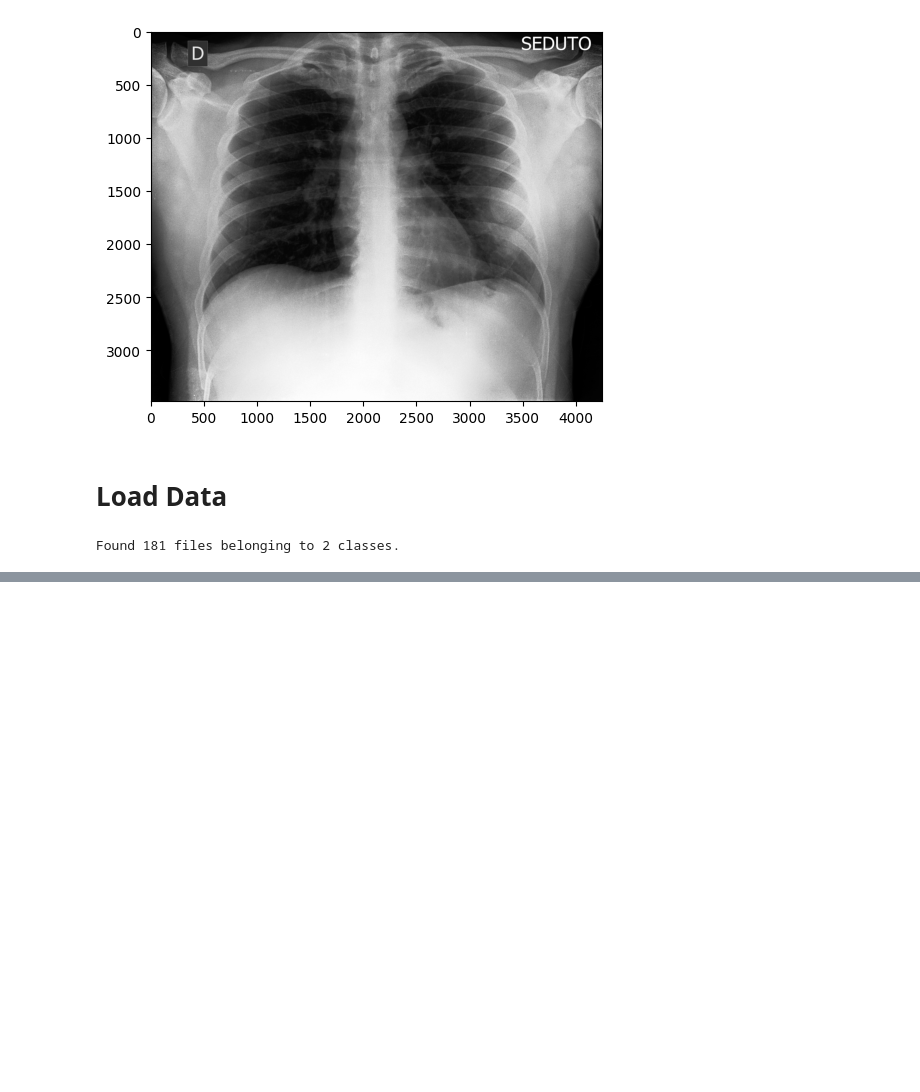
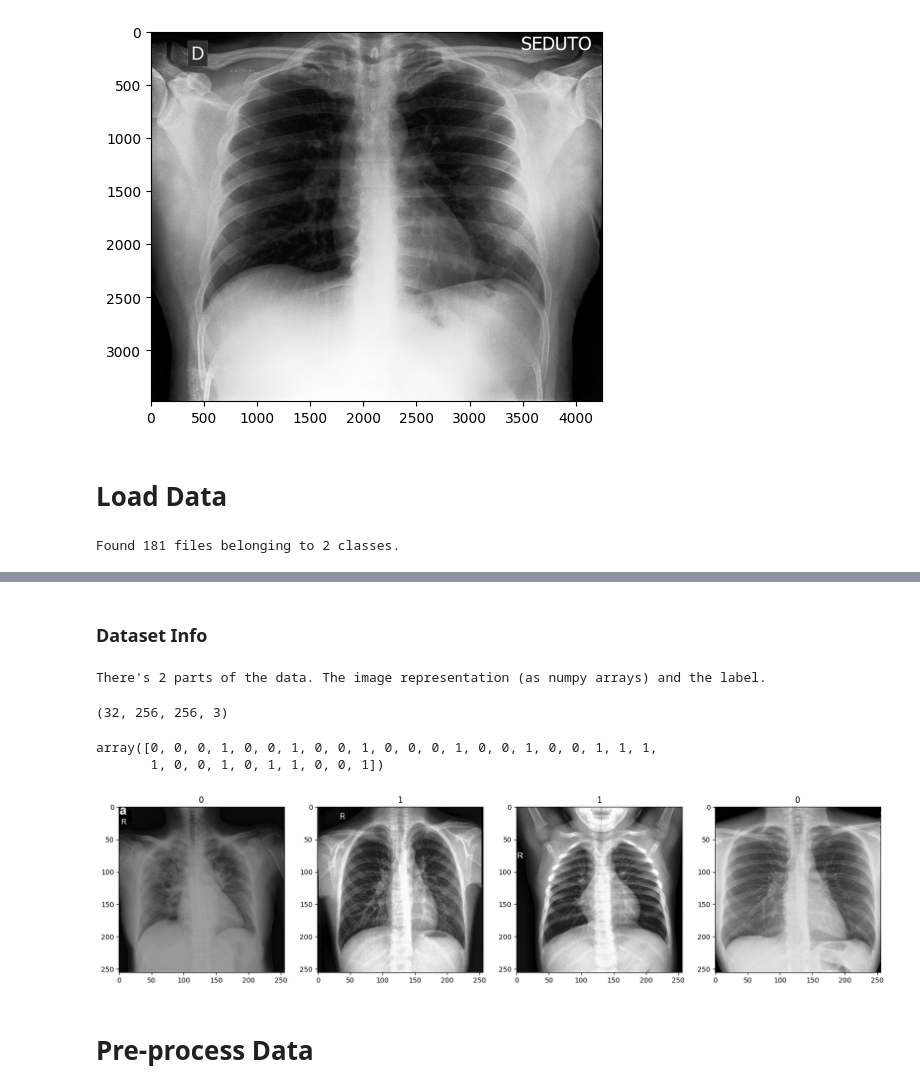
Before and after one commit to camilababo/Covid19-X-Ray-Detection-CNN-Model, a Jupyter notebook: cnn-classifier-pipeline.ipynb, the cells around one changed output, grey strips where cells are left out. Cells and saved outputs as stored; diff of their text form; code cells hidden in the pictures; blank space fills up the shorter version.

Commit message:
pipeline, model and test images

```diff
--- a/cnn-classifier-pipeline.ipynb
+++ b/cnn-classifier-pipeline.ipynb
@@ -58,5 +49,5 @@ import numpy as np
 # %%
 # Build dataset with classes on the fly with Keras
-data = tf.keras.utils.image_dataset_from_directory('data/train')
+train_data = tf.keras.utils.image_dataset_from_directory('data/train')
 # %% [output]
 Found 181 files belonging to 2 classes.
@@ -66,0 +54,4 @@ batch = data_iterator.next()
+# %%
+train_data_iterator = train_data.as_numpy_iterator()
+# %%
+train_batch = train_data_iterator.next()
@@ -66,0 +66,24 @@ batch = data_iterator.next()
+# %% [markdown]
+### Dataset Info
+# %%
+print("There's %s parts of the data. The image representation (as numpy arrays) and the label." % (len(train_batch)))
+# %% [output]
+There's 2 parts of the data. The image representation (as numpy arrays) and the label.
+# %%
+train_batch[0].shape
+# 32 loaded images; 256x256 pixels (image_size on tf.keras.utils.image_dataset_from_directory); 3 color channels
+# %% [output]
+(32, 256, 256, 3)
+# %%
+train_batch[1]
+# Image labels
+# %% [output]
+array([0, 0, 0, 1, 0, 0, 1, 0, 0, 1, 0, 0, 0, 1, 0, 0, 1, 0, 0, 1, 1, 1,
+       1, 0, 0, 1, 0, 1, 1, 0, 0, 1])
+# %%
+fig, ax = plt.subplots(ncols=4, figsize=(20,20))
+for idx, img in enumerate(train_batch[0][:4]):
+    ax[idx].imshow(img.astype(int))
+    ax[idx].title.set_text(train_batch[1][idx])
+# %% [output]
+[figure, added]
@@ -66,0 +92,2 @@ batch = data_iterator.next()
+# %% [markdown]
+# Pre-process Data
```
Also changed, not shown: parts of 60 cells of this notebook, 3 other files.
